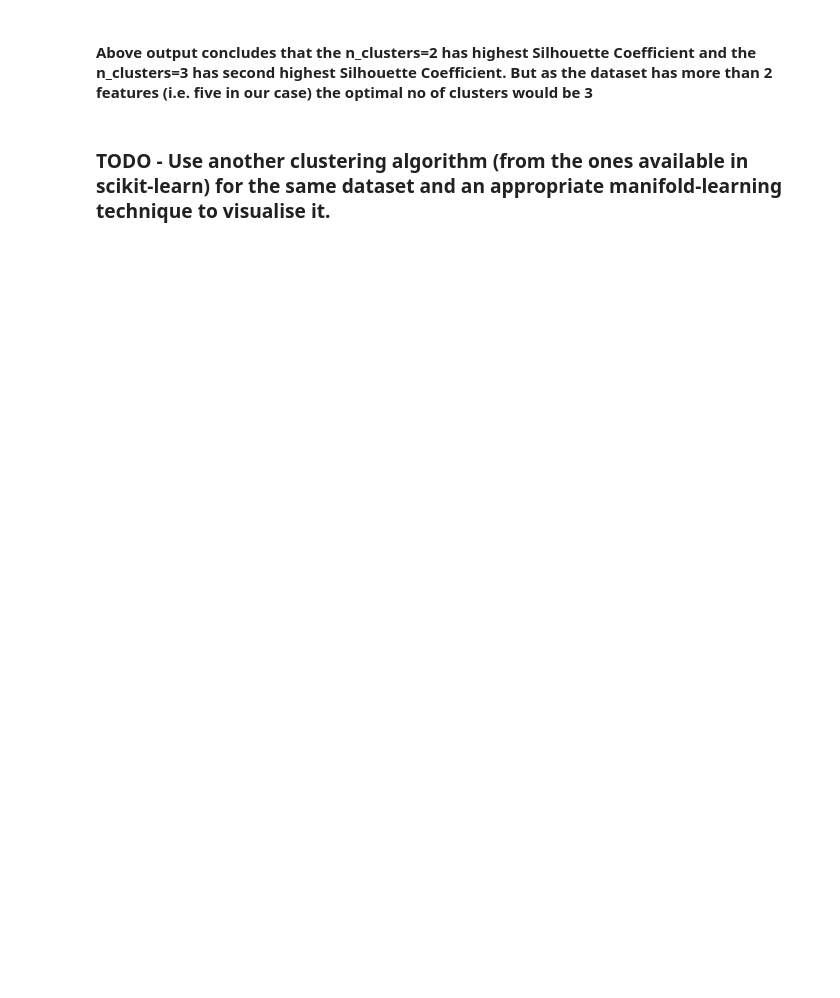
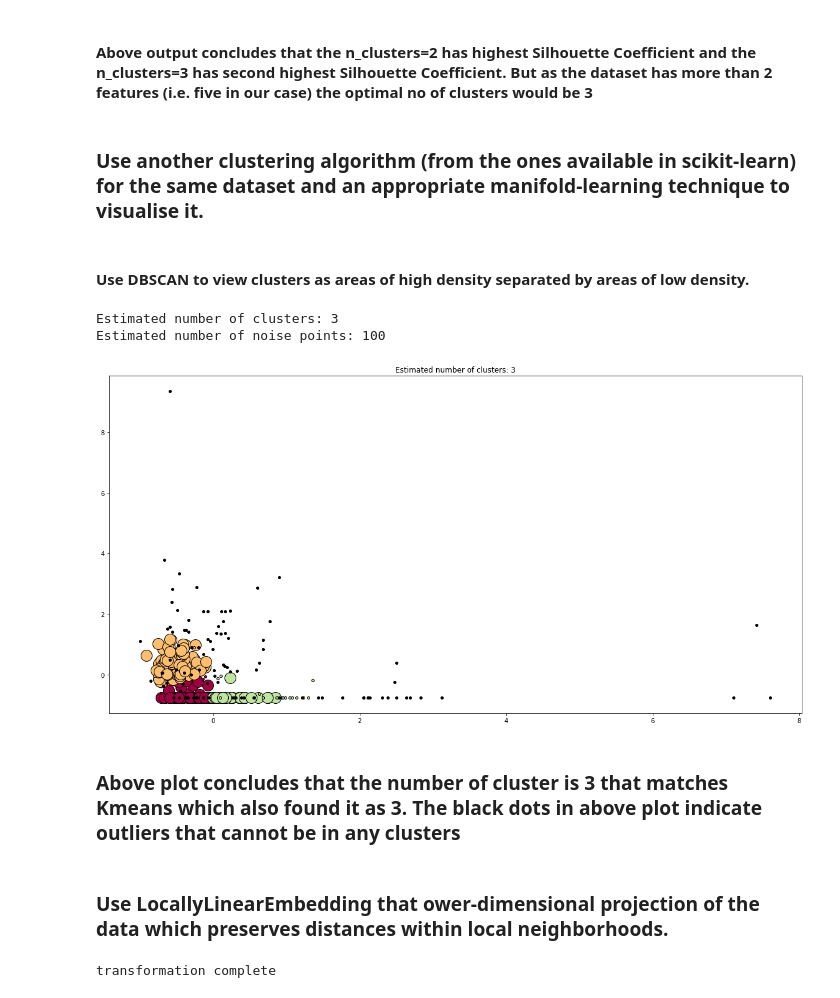
Before and after one commit to vipulpopat/MSCAI_Sem1_Etivity3, a Jupyter notebook: Etivity3_ClusteringManifoldLearning.ipynb, the cells around one changed output. Cells and saved outputs as stored; diff of their text form; code cells hidden in the pictures; blank space fills up the shorter version.

```diff
--- a/Etivity3_ClusteringManifoldLearning.ipynb
+++ b/Etivity3_ClusteringManifoldLearning.ipynb
@@ -197,4 +200,61 @@ For n_clusters=10, The Silhouette Coefficient is 0.42867015958336924
 # %% [markdown]
 #### Above output concludes that the n_clusters=2 has highest Silhouette Coefficient and the n_clusters=3 has second highest Silhouette Coefficient. But as the dataset has more than 2 features (i.e. five in our case) the optimal no of clusters would be 3
 # %% [markdown]
-### TODO - Use another clustering algorithm (from the ones available in scikit-learn) for the same dataset and an appropriate manifold-learning technique to visualise it.
+### Use another clustering algorithm (from the ones available in scikit-learn) for the same dataset and an appropriate manifold-learning technique to visualise it.
+# %% [markdown]
+#### Use DBSCAN to view clusters as areas of high density separated by areas of low density.
+# %%
+# Scale the Data
+X = StandardScaler().fit_transform(X)
+
+# Compute DBSCAN
+# Tweak the parameters eps and min_samples that indicate how higher the density necessary to form a cluster
+db = DBSCAN(eps=0.8, min_samples=20).fit(X)
+core_samples_mask = np.zeros_like(db.labels_, dtype=bool)
+core_samples_mask[db.core_sample_indices_] = True
+labels = db.labels_
+
+# Number of clusters in labels, ignoring noise if present.
+n_clusters_ = len(set(labels)) - (1 if -1 in labels else 0)
+n_noise_ = list(labels).count(-1)
+
+print('Estimated number of clusters: %d' % n_clusters_)
+print('Estimated number of noise points: %d' % n_noise_)
+# %% [output]
+Estimated number of clusters: 3
+Estimated number of noise points: 100
+# %%
+# Plot the clusters
+plt.figure(figsize=(20,10))
+unique_labels = set(labels)
+colors = [plt.cm.Spectral(each)
+          for each in np.linspace(0, 1, len(unique_labels))]
+for k, col in zip(unique_labels, colors):
+    if k == -1:
+        # Black used for noise.
+        col = [0, 0, 0, 1]
+
+    class_member_mask = (labels == k)
+
+    xy = X[class_member_mask & core_samples_mask]
+    plt.plot(xy[:, 0], xy[:, 1], 'o', markerfacecolor=tuple(col),
+             markeredgecolor='k', markersize=18)
+
+    xy = X[class_member_mask & ~core_samples_mask]
+    plt.plot(xy[:, 0], xy[:, 1], 'o', markerfacecolor=tuple(col),
+             markeredgecolor='k', markersize=4)
+
+plt.title('Estimated number of clusters: %d' % n_clusters_)
+plt.show()
+# %% [output]
+[figure, added]
+# %% [markdown]
+### Above plot concludes that the number of cluster is 3 that matches Kmeans which also found it as 3. The black dots in above plot indicate outliers that cannot be in any clusters
+# %% [markdown]
+### Use LocallyLinearEmbedding that ower-dimensional projection of the data which preserves distances within local neighborhoods.
+# %%
+# project both the data and the k-Means cluster centers to a 2D space
+XYcoordinates = manifold.LocallyLinearEmbedding(n_components=2).fit_transform(data_and_centers)
+print("transformation complete")
+# %% [output]
+transformation complete
```
Also changed, not shown: parts of 7 cells of this notebook.
